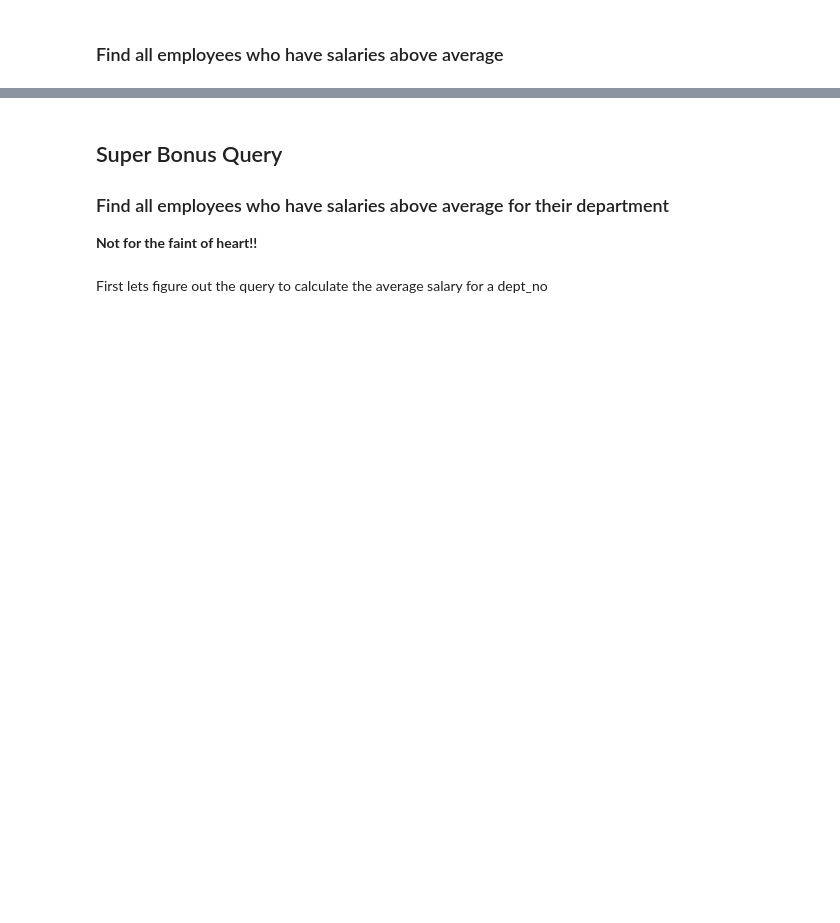
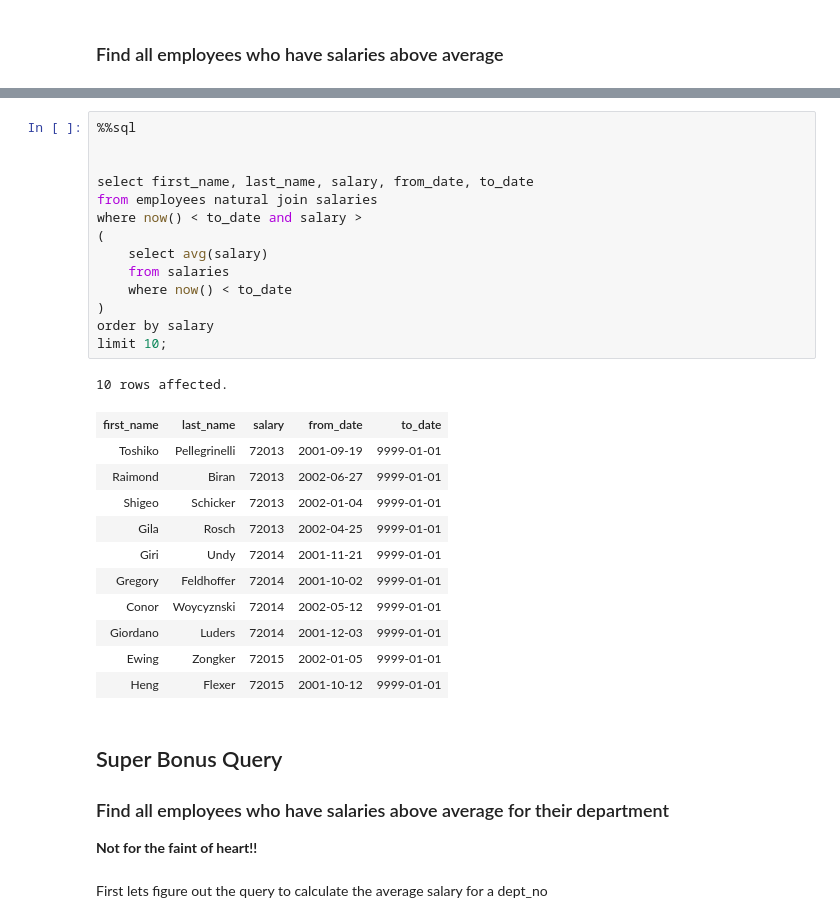
Before and after one commit to LutherCS/dmq-class-pub, a Jupyter notebook: NestedQueries.ipynb, the cells around one changed output, grey strips where cells are left out. Saved outputs shown, nothing was run; the diff lists cells and outputs as text; blank space fills up the shorter version.

```diff
--- a/NestedQueries.ipynb
+++ b/NestedQueries.ipynb
@@ -479,3 +543,30 @@ We can even include columns from the nested query in our final result as follows
+# %%
+%%sql
+
+
+select first_name, last_name, salary, from_date, to_date
+from employees natural join salaries
+where now() < to_date and salary >
+(
+    select avg(salary)
+    from salaries
+    where now() < to_date
+)
+order by salary
+limit 10;
+# %% [output]
+10 rows affected.
+| first_name | last_name | salary | from_date | to_date |
+| Toshiko | Pellegrinelli | 72013 | 2001-09-19 | 9999-01-01 |
+| Raimond | Biran | 72013 | 2002-06-27 | 9999-01-01 |
+| Shigeo | Schicker | 72013 | 2002-01-04 | 9999-01-01 |
+| Gila | Rosch | 72013 | 2002-04-25 | 9999-01-01 |
+| Giri | Undy | 72014 | 2001-11-21 | 9999-01-01 |
+| Gregory | Feldhoffer | 72014 | 2001-10-02 | 9999-01-01 |
+| Conor | Woycyznski | 72014 | 2002-05-12 | 9999-01-01 |
+| Giordano | Luders | 72014 | 2001-12-03 | 9999-01-01 |
+| Ewing | Zongker | 72015 | 2002-01-05 | 9999-01-01 |
+| Heng | Flexer | 72015 | 2001-10-12 | 9999-01-01 |
 # %% [markdown]
 ## Super Bonus Query
 
```
Also changed, not shown: parts of 21 cells of this notebook.
